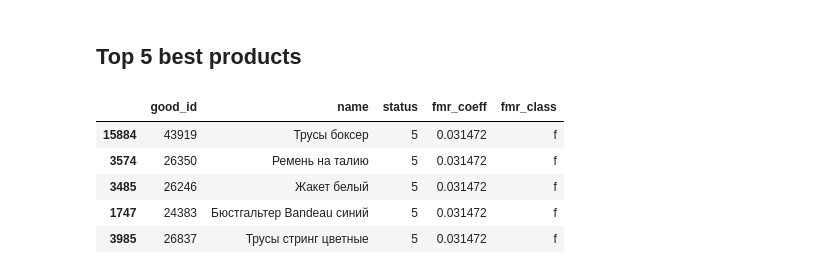
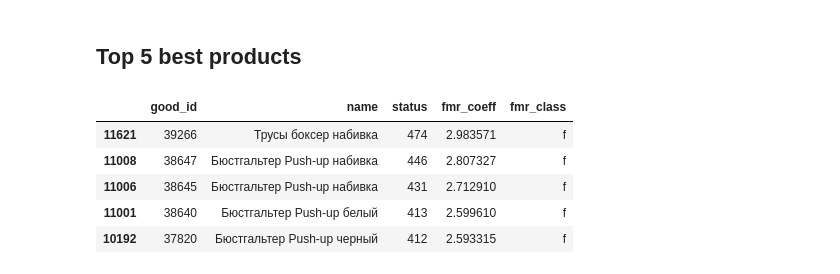
Before and after one commit to alekseisolovev/statistics, a Jupyter notebook: 2nova_eda_rfm_fmr_analysis.ipynb, the cells around one changed output. Cells and saved outputs as stored; diff of their text form; code cells hidden in the pictures.

```diff
--- a/2nova_eda_rfm_fmr_analysis.ipynb
+++ b/2nova_eda_rfm_fmr_analysis.ipynb
@@ -498,11 +498,11 @@ fmr_segmentation.head()
 # %% [markdown]
 ## Top 5 best products
 # %%
-fmr_segmentation[fmr_segmentation['fmr_class']=='f'].sort_values('fmr_coeff', ascending=True).head(5)
+fmr_segmentation[fmr_segmentation['fmr_class']=='f'].sort_values('fmr_coeff', ascending=False).head(5)
 # %% [output]
 |  | good_id | name | status | fmr_coeff | fmr_class |
-| 15884 | 43919 | Трусы боксер | 5 | 0.031472 | f |
-| 3574 | 26350 | Ремень на талию | 5 | 0.031472 | f |
-| 3485 | 26246 | Жакет белый | 5 | 0.031472 | f |
-| 1747 | 24383 | Бюстгальтер Bandeau синий | 5 | 0.031472 | f |
-| 3985 | 26837 | Трусы стринг цветные | 5 | 0.031472 | f |
+| 11621 | 39266 | Трусы боксер набивка | 474 | 2.983571 | f |
+| 11008 | 38647 | Бюстгальтер Push-up набивка | 446 | 2.807327 | f |
+| 11006 | 38645 | Бюстгальтер Push-up набивка | 431 | 2.712910 | f |
+| 11001 | 38640 | Бюстгальтер Push-up белый | 413 | 2.599610 | f |
+| 10192 | 37820 | Бюстгальтер Push-up черный | 412 | 2.593315 | f |
```
